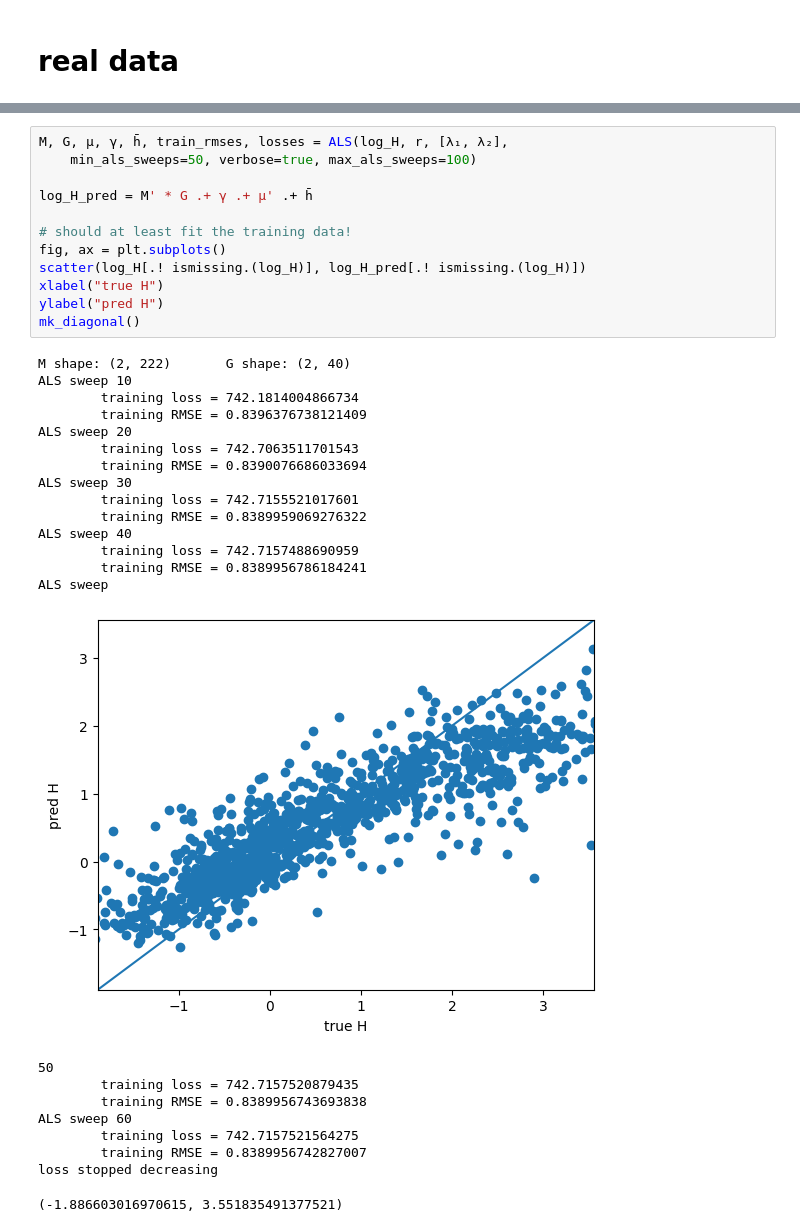
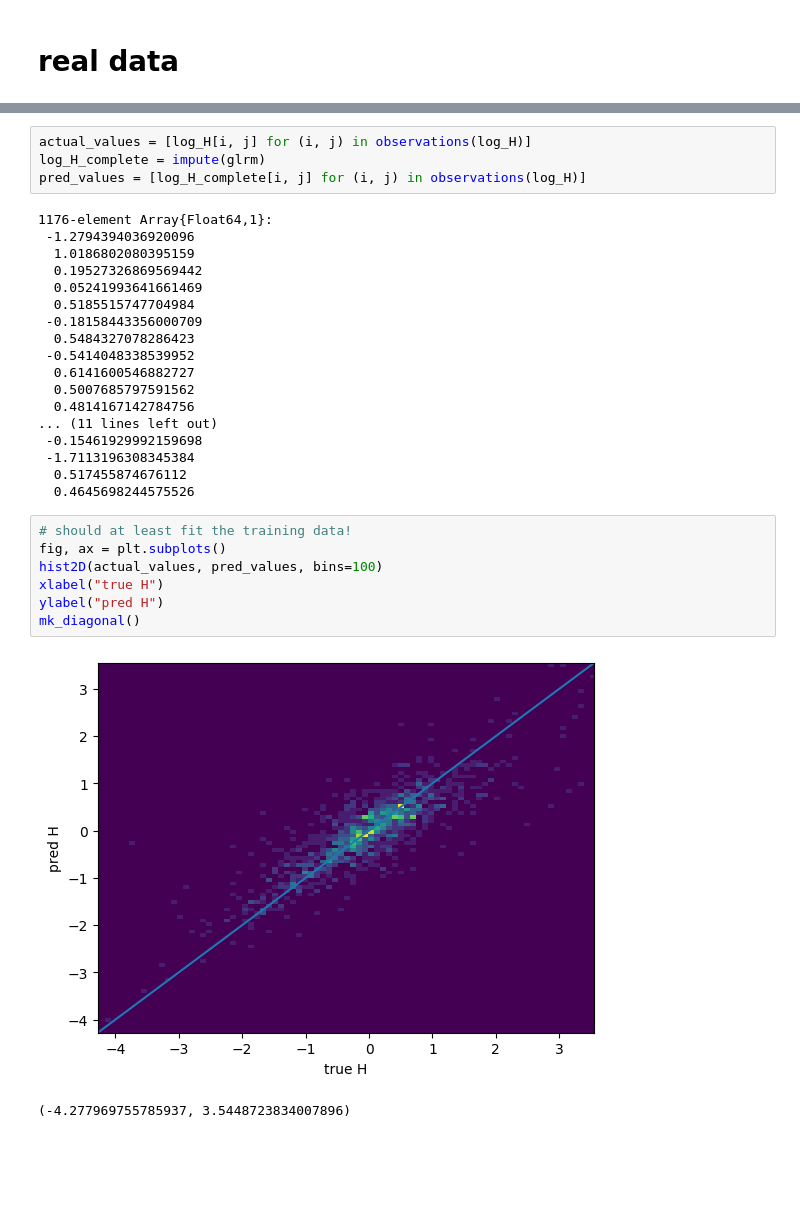
Before and after one commit to SimonEnsemble/material_recommendation_system, a Jupyter notebook: julia_code/test ALS.ipynb, the cells around one changed output, grey strips where cells are left out. Drawn from its saved outputs; the diff is of its cells as text; blank space fills up the shorter version.

```diff
--- a/julia_code/test ALS.ipynb
+++ b/julia_code/test ALS.ipynb
@@ -188,39 +363,35 @@ log_H = log10.(H);
+# %%
+actual_values = [log_H[i, j] for (i, j) in observations(log_H)]
+log_H_complete = impute(glrm)
+pred_values = [log_H_complete[i, j] for (i, j) in observations(log_H)]
+# %% [output]
+1176-element Array{Float64,1}:
+ -1.2794394036920096
+  1.0186802080395159
+  0.19527326869569442
+  0.05241993641661469
+  0.5185515747704984
+ -0.18158443356000709
+  0.5484327078286423
+ -0.5414048338539952
+  0.6141600546882727
+  0.5007685797591562
+  0.4814167142784756
+... (11 lines left out)
+ -0.15461929992159698
+ -1.7113196308345384
+  0.517455874676112
+  0.4645698244575526
 # %%
-M, G, μ, γ, h̄, train_rmses, losses = ALS(log_H, r, [λ₁, λ₂],
-    min_als_sweeps=50, verbose=true, max_als_sweeps=100)
-
-log_H_pred = M' * G .+ γ .+ μ' .+ h̄
-
 # should at least fit the training data!
 fig, ax = plt.subplots()
-scatter(log_H[.! ismissing.(log_H)], log_H_pred[.! ismissing.(log_H)])
+hist2D(actual_values, pred_values, bins=100)
 xlabel("true H")
 ylabel("pred H")
 mk_diagonal()
 # %% [output]
+[figure, new version]
-M shape: (2, 222)       G shape: (2, 40)
-ALS sweep 10
-        training loss = 742.1814004866734
-        training RMSE = 0.8396376738121409
-ALS sweep 20
-        training loss = 742.7063511701543
-        training RMSE = 0.8390076686033694
-ALS sweep 30
-        training loss = 742.7155521017601
-        training RMSE = 0.8389959069276322
-ALS sweep 40
-        training loss = 742.7157488690959
-        training RMSE = 0.8389956786184241
-ALS sweep
+(-4.277969755785937, 3.5448723834007896)
-[figure, old version]
-50
-        training loss = 742.7157520879435
-        training RMSE = 0.8389956743693838
-ALS sweep 60
-        training loss = 742.7157521564275
-        training RMSE = 0.8389956742827007
-loss stopped decreasing
-(-1.886603016970615, 3.551835491377521)
 # %%
 test_error, log_H_pred = LOO_cross_validation(log_H, 2, 20.0, 28.0, "test_save_jld",
     min_als_sweeps=5, max_als_sweeps=10, show_progress=true)
```
Also changed, not shown: parts of 15 cells of this notebook.
